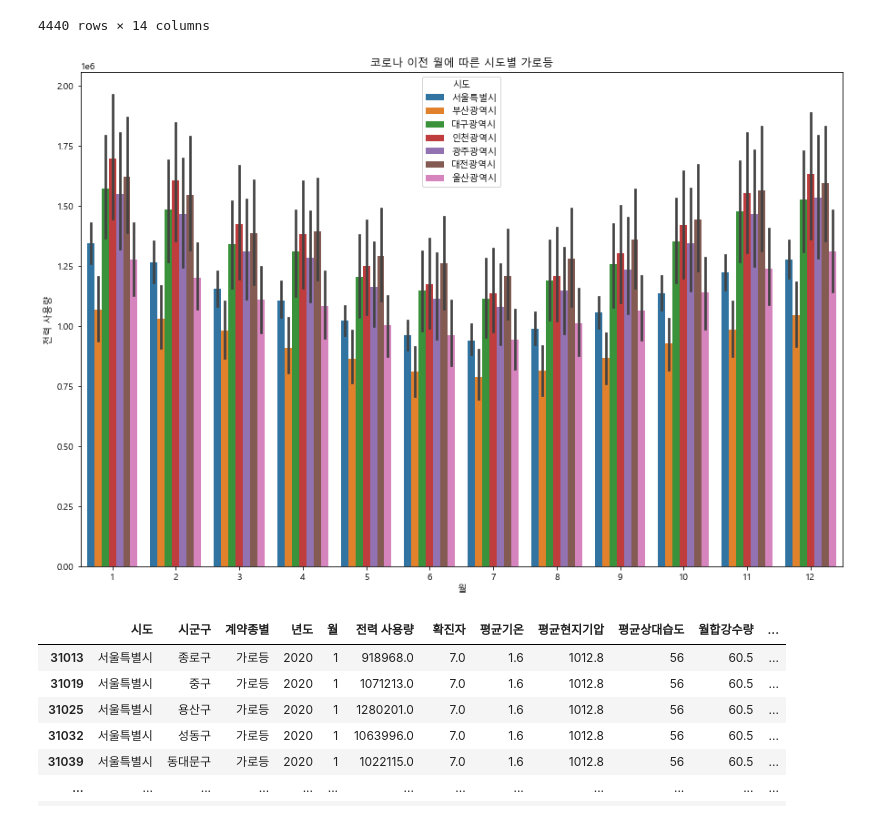
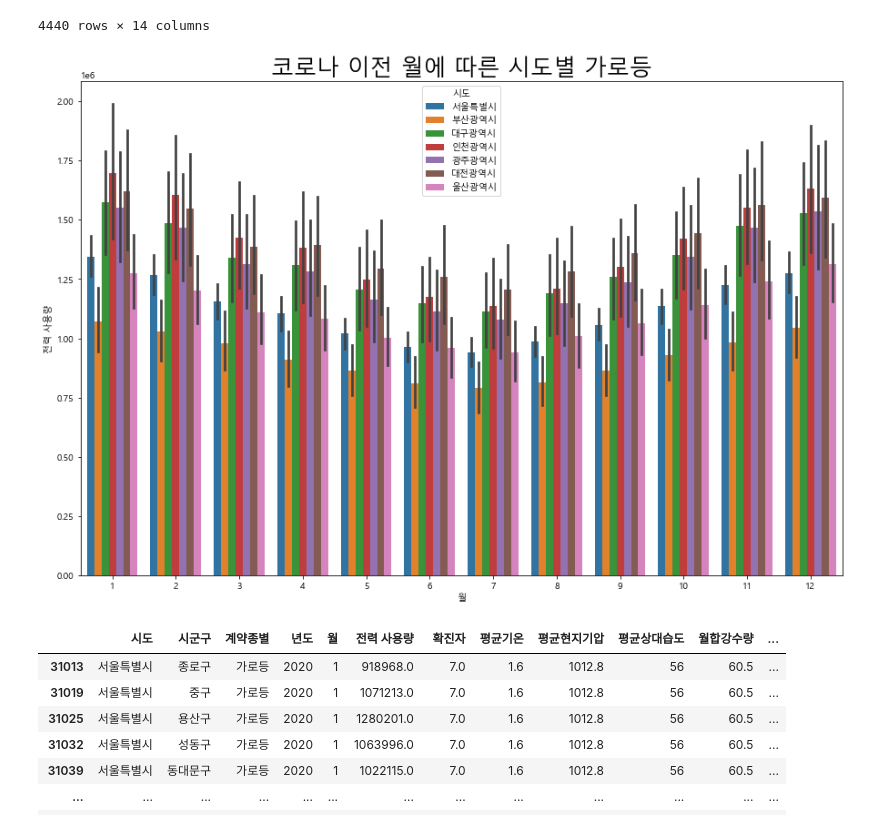
Before and after one commit to gyocheol/MachinLearning_project, a Jupyter notebook: 가로등과 심야 시각화.ipynb, the cells around one changed output. Saved outputs shown, nothing was run; the diff lists cells and outputs as text; code cells hidden in the pictures.

```diff
--- a/가로등과 심야 시각화.ipynb
+++ b/가로등과 심야 시각화.ipynb
@@ -164,13 +164,13 @@ co_b
 # %%
 plt.figure(figsize=(15, 10))
 
 splot = sns.barplot(data=co_b, x='월', y='전력 사용량', hue='시도')
-plt.title('코로나 이전 월에 따른 시도별 가로등')
+plt.title('코로나 이전 월에 따른 시도별 가로등', fontsize=25)
 plt.show()
 sfig = splot.get_figure()
-# sfig.savefig('년도에 따른 시도별 가로등.png')
+sfig.savefig('코로나 이전 월에 따른 시도별 가로등.png')
 # %% [output]
-[figure, old version]
+[figure, new version]
 # %%
 # 코로나 이후
 co_a = sl[(sl['년도']>2019)]
```
Also changed, not shown: parts of 34 cells of this notebook, 9 other files.
